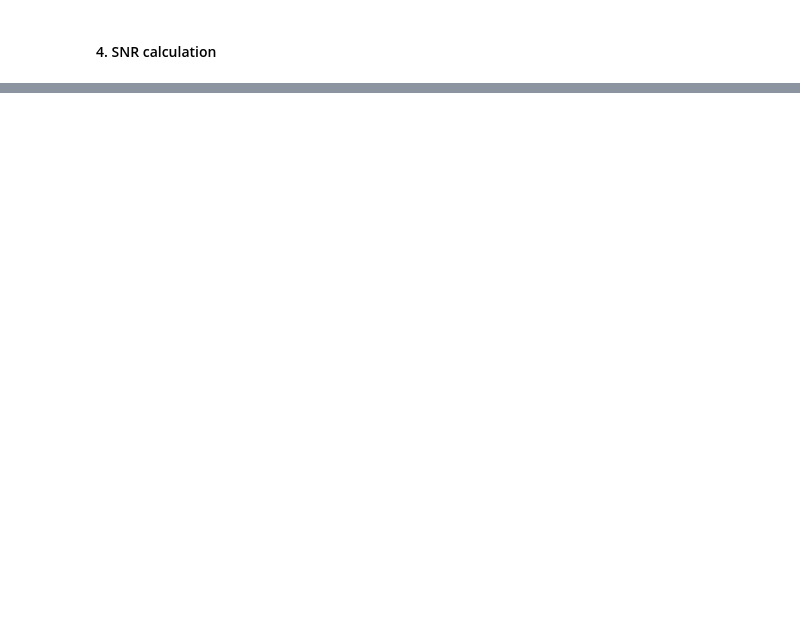
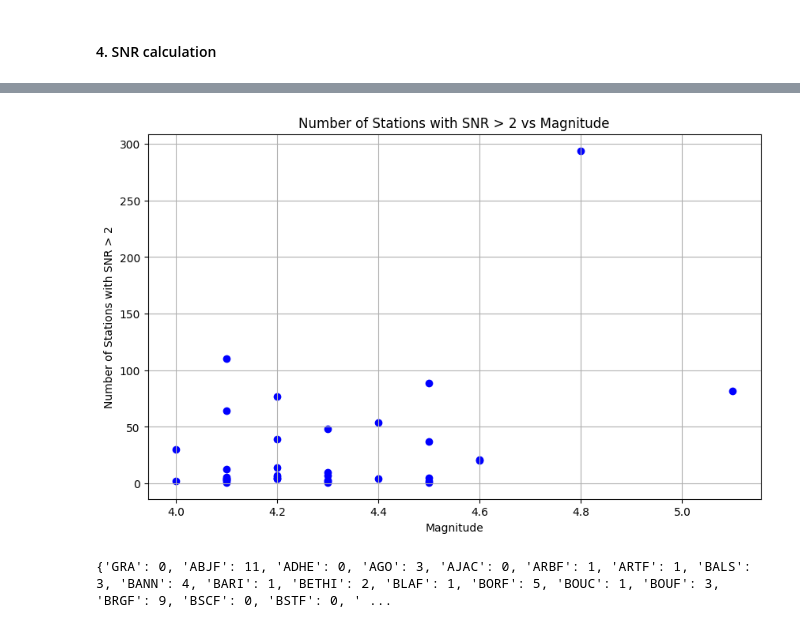
Before and after one commit to schreinerl/Lg_waves, a Jupyter notebook: Site_term_final.ipynb, the cells around one changed output, grey strips where cells are left out. Saved outputs shown, nothing was run; the diff lists cells and outputs as text; code cells hidden in the pictures; blank space fills up the shorter version.

```diff
--- a/Site_term_final.ipynb
+++ b/Site_term_final.ipynb
@@ -178,3 +213,3 @@ for trace in st_envelope:
 # %%
-amplitude_dictionary = create_coda_amplitude_dict(event_file='/home/schreinl/Stage/Data/eq_4_france.csv', codawindow="cutoff", factor=1.1,data_dir='Data1')
+amplitudes_dict = create_coda_amplitude_dict(event_file='/home/schreinl/Stage/Data/eq_4_france.csv', codawindow="cutoff",fmin=3,fmax=4, factor=1.1,data_dir='Data1')
 # %% [output]
@@ -197,0 +233,47 @@ Checking file: /home/schreinl/Stage/Data1/2005_04_18T06_42_25/2005_04_18T06_42_2
+# %%
+event_station_counts = {}
+event_magnitudes = {}
+
+for station, entries in amplitudes_dict.items():
+    for entry in entries:
+        if entry is not None:
+            event_time = entry['time']
+            snr_coda = entry.get('snr_coda', 0)
+            snr_last_window = entry.get('snr_last_window', 0)
+            if snr_coda > 2 and snr_last_window > 2:
+                if event_time not in event_station_counts:
+                    event_station_counts[event_time] = 0
+                    event_magnitudes[event_time] = entry['magnitude']
+                event_station_counts[event_time] += 1
+
+# Extract data for plotting
+event_times = list(event_station_counts.keys())
+station_counts = list(event_station_counts.values())
+magnitudes = [event_magnitudes[time] for time in event_times]
+
+# Plotting
+plt.figure(figsize=(10, 6))
+plt.scatter(magnitudes, station_counts, c='blue', marker='o')
+plt.xlabel('Magnitude')
+plt.ylabel('Number of Stations with SNR > 2')
+plt.title('Number of Stations with SNR > 2 vs Magnitude')
+plt.grid(True)
+plt.show()
+# %% [output]
+[figure, added]
+# %%
+station_counts = {}
+
+for station, entries in amplitudes_dict.items():
+    count = 0
+    for entry in entries:
+        if entry is not None:
+            snr_coda = entry.get('snr_coda', 0)
+            snr_last_window = entry.get('snr_last_window', 0)
+            if snr_coda > 2 and snr_last_window > 2:
+                count += 1
+    station_counts[station] = count
+
+print(station_counts)
+# %% [output]
+{'GRA': 0, 'ABJF': 11, 'ADHE': 0, 'AGO': 3, 'AJAC': 0, 'ARBF': 1, 'ARTF': 1, 'BALS': 3, 'BANN': 4, 'BARI': 1, 'BETHI': 2, 'BLAF': 1, 'BORF': 5, 'BOUC': 1, 'BOUF': 3, 'BRGF': 9, 'BSCF': 0, 'BSTF': 0, ' ...
```
Also changed, not shown: parts of 8 cells of this notebook, 2 other files.
